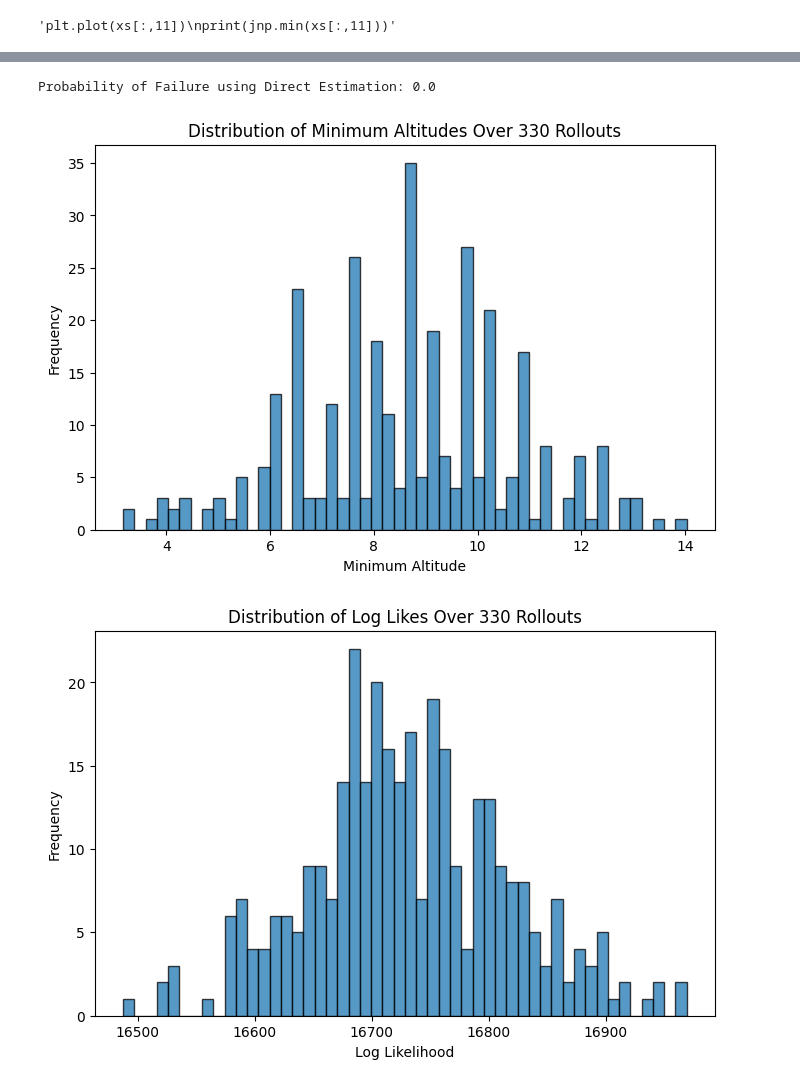
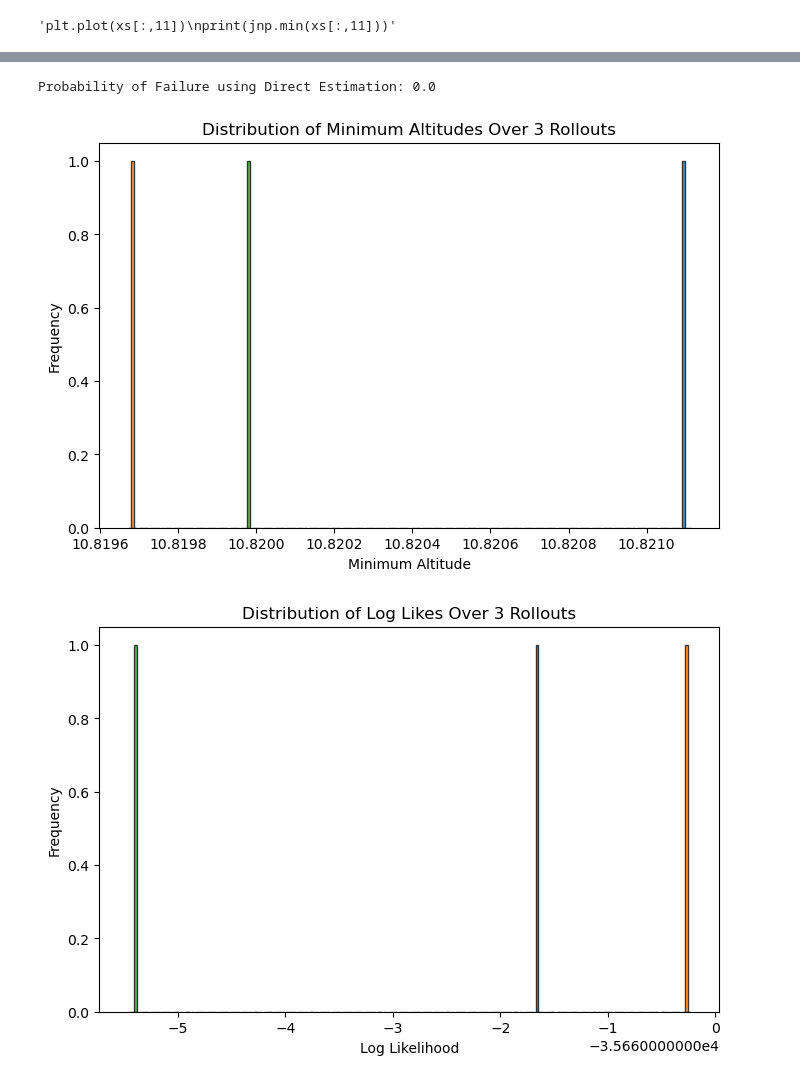
Before and after one commit to AndrewHWang1605/jax-f16-gcas-validation, a Jupyter notebook: sandbox.ipynb, the cells around one changed output, grey strips where cells are left out. Saved outputs shown, nothing was run; the diff lists cells and outputs as text; code cells hidden in the pictures.

```diff
--- a/sandbox.ipynb
+++ b/sandbox.ipynb
@@ -39,6 +39,12 @@ print(jnp.min(xs[:,11]))'''
 # %% [output]
 'plt.plot(xs[:,11])\nprint(jnp.min(xs[:,11]))'
 # %%
+prop_noise_mean = jnp.zeros(16)
+prop_noise_std = jnp.zeros(16)
+prop_noise_std = prop_noise_std.at[6].set(0.01)   # Roll rate noise
+prop_noise_std = prop_noise_std.at[7].set(0.01)   # Pitch rate noise
+prop_noise_std = prop_noise_std.at[8].set(0.01)   # Yaw rate noise
+
 system = F16System(
     T=500,
     dt=1/500,
@@ -53,7 +59,9 @@ system = F16System(
     psi=0.0,
     p=0.0,
     q=0.0,
-    r=0.0,)
+    r=0.0,
+    prop_noise_mean=prop_noise_mean,
+    prop_noise_std=prop_noise_std)
 
 # Rollout!
 trajectory = system.rollout()
@@ -102,28 +110,28 @@ plt.show()
 # %%
 # Direct estimation:
 
 
 # Set the number of Monte Carlo trials.
-num_trials = 330  # Increase this number for a more accurate estimate.
+num_trials = 3  # Increase this number for a more accurate estimate.
 
 # Estimate the failure probability.
 direct_estimate, min_altitudes, log_likes = direct_estimation(system, num_trials)
 print("Probability of Failure using Direct Estimation:", direct_estimate)
 
 plt.figure(figsize=(8, 5))
 plt.hist(min_altitudes, bins=50, edgecolor='black', alpha=0.75)
 plt.xlabel("Minimum Altitude")
 plt.ylabel("Frequency")
 plt.title("Distribution of Minimum Altitudes Over {} Rollouts".format(num_trials))
 plt.show()
 
 plt.figure(figsize=(8, 5))
 plt.hist(log_likes, bins=50, edgecolor='black', alpha=0.75)
 plt.xlabel("Log Likelihood")
 plt.ylabel("Frequency")
 plt.title("Distribution of Log Likes Over {} Rollouts".format(num_trials))
 plt.show()
 # %% [output]
 Probability of Failure using Direct Estimation: 0.0
-[figure, old version]
+[figure, new version]
-[figure, old version]
+[figure, new version]
```
Also changed, not shown: parts of 4 cells of this notebook.
